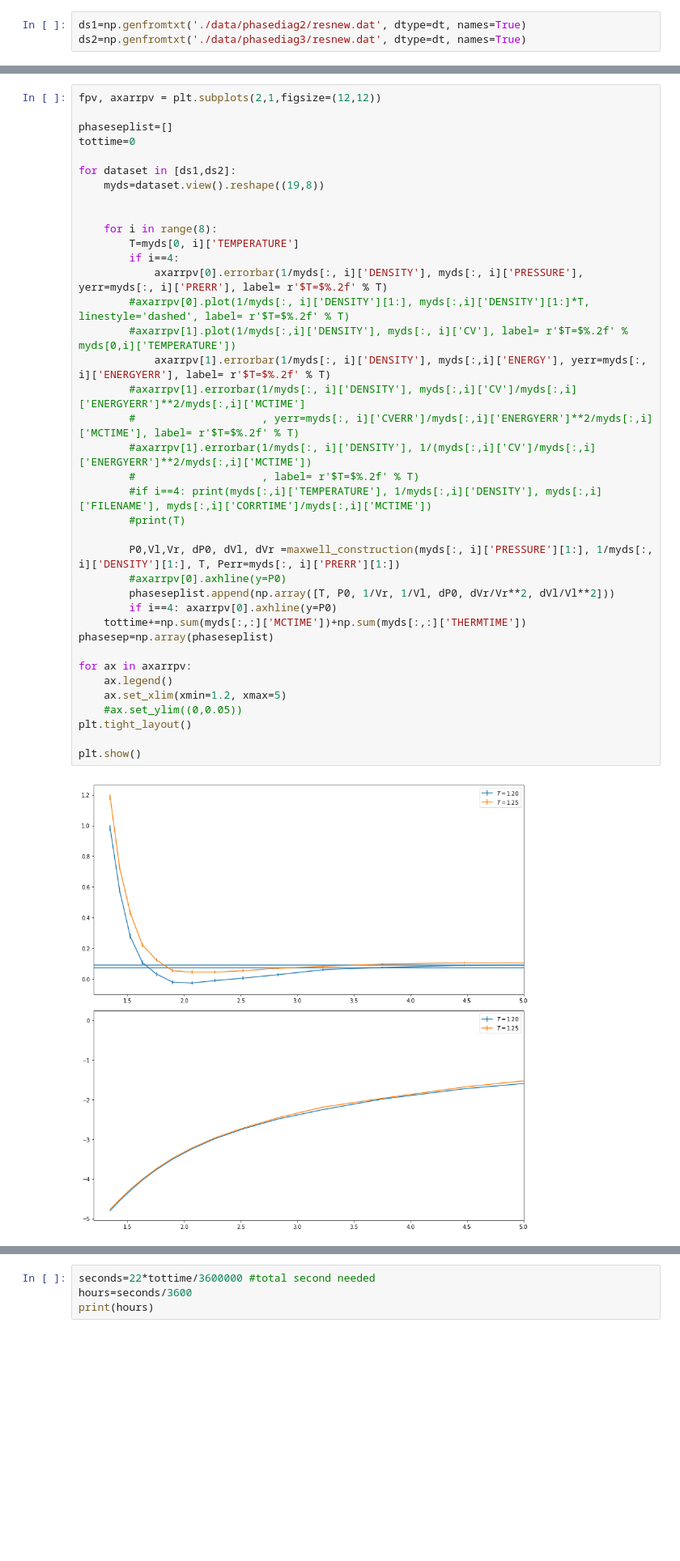
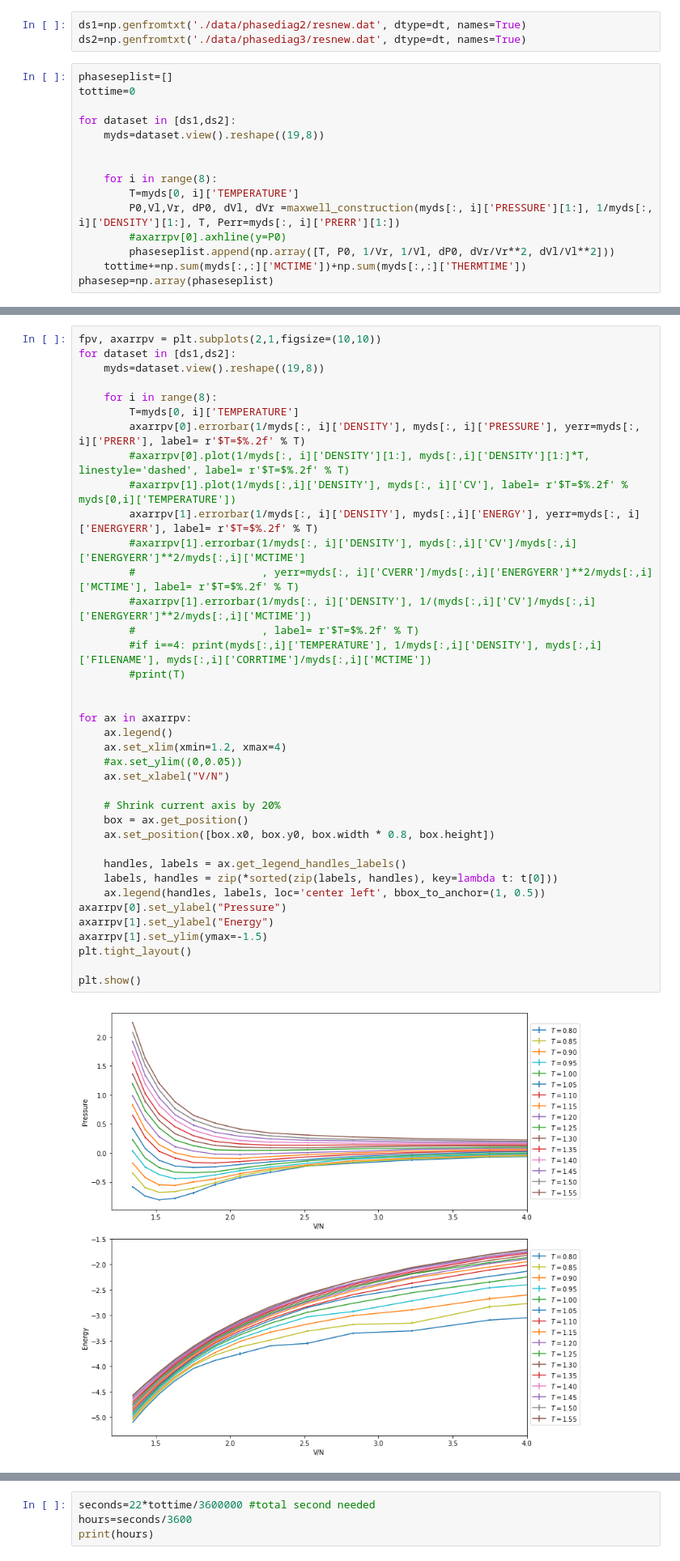
Before and after one commit to suracefm/lennardjonesmc, a Jupyter notebook: LennardJones-Copy1.ipynb, the cells around one changed output, grey strips where cells are left out. Shown at 81% size. Cells and saved outputs as stored; diff of their text form; blank space fills up the shorter version.

```diff
--- a/LennardJones-Copy1.ipynb
+++ b/LennardJones-Copy1.ipynb
@@ -251,3 +270,18 @@ fileres.close()
 # %%
 ds1=np.genfromtxt('./data/phasediag2/resnew.dat', dtype=dt, names=True)
 ds2=np.genfromtxt('./data/phasediag3/resnew.dat', dtype=dt, names=True)
+# %%
+phaseseplist=[]
+tottime=0
+
+for dataset in [ds1,ds2]:
+    myds=dataset.view().reshape((19,8))
+
+
+    for i in range(8):
+        T=myds[0, i]['TEMPERATURE']
+        P0,Vl,Vr, dP0, dVl, dVr =maxwell_construction(myds[:, i]['PRESSURE'][1:], 1/myds[:, i]['DENSITY'][1:], T, Perr=myds[:, i]['PRERR'][1:])
+        #axarrpv[0].axhline(y=P0)
+        phaseseplist.append(np.array([T, P0, 1/Vr, 1/Vl, dP0, dVr/Vr**2, dVl/Vl**2]))
+    tottime+=np.sum(myds[:,:]['MCTIME'])+np.sum(myds[:,:]['THERMTIME'])
+phasesep=np.array(phaseseplist)
@@ -254,40 +290,40 @@ ds2=np.genfromtxt('./data/phasediag3/resnew.dat', dtype=dt, names=True)
 # %%
-fpv, axarrpv = plt.subplots(2,1,figsize=(12,12))
-
-phaseseplist=[]
-tottime=0
-
+fpv, axarrpv = plt.subplots(2,1,figsize=(10,10))
 for dataset in [ds1,ds2]:
     myds=dataset.view().reshape((19,8))
 
-
     for i in range(8):
         T=myds[0, i]['TEMPERATURE']
-        if i==4:
-            axarrpv[0].errorbar(1/myds[:, i]['DENSITY'], myds[:, i]['PRESSURE'], yerr=myds[:, i]['PRERR'], label= r'$T=$%.2f' % T)
+        axarrpv[0].errorbar(1/myds[:, i]['DENSITY'], myds[:, i]['PRESSURE'], yerr=myds[:, i]['PRERR'], label= r'$T=$%.2f' % T)
         #axarrpv[0].plot(1/myds[:, i]['DENSITY'][1:], myds[:,i]['DENSITY'][1:]*T, linestyle='dashed', label= r'$T=$%.2f' % T)
         #axarrpv[1].plot(1/myds[:,i]['DENSITY'], myds[:, i]['CV'], label= r'$T=$%.2f' % myds[0,i]['TEMPERATURE'])
-            axarrpv[1].errorbar(1/myds[:, i]['DENSITY'], myds[:,i]['ENERGY'], yerr=myds[:, i]['ENERGYERR'], label= r'$T=$%.2f' % T)
+        axarrpv[1].errorbar(1/myds[:, i]['DENSITY'], myds[:,i]['ENERGY'], yerr=myds[:, i]['ENERGYERR'], label= r'$T=$%.2f' % T)
         #axarrpv[1].errorbar(1/myds[:, i]['DENSITY'], myds[:,i]['CV']/myds[:,i]['ENERGYERR']**2/myds[:,i]['MCTIME']
         #                    , yerr=myds[:, i]['CVERR']/myds[:,i]['ENERGYERR']**2/myds[:,i]['MCTIME'], label= r'$T=$%.2f' % T)
         #axarrpv[1].errorbar(1/myds[:, i]['DENSITY'], 1/(myds[:,i]['CV']/myds[:,i]['ENERGYERR']**2/myds[:,i]['MCTIME'])
         #                    , label= r'$T=$%.2f' % T)
         #if i==4: print(myds[:,i]['TEMPERATURE'], 1/myds[:,i]['DENSITY'], myds[:,i]['FILENAME'], myds[:,i]['CORRTIME']/myds[:,i]['MCTIME'])
         #print(T)
 
-        P0,Vl,Vr, dP0, dVl, dVr =maxwell_construction(myds[:, i]['PRESSURE'][1:], 1/myds[:, i]['DENSITY'][1:], T, Perr=myds[:, i]['PRERR'][1:])
-        #axarrpv[0].axhline(y=P0)
-        phaseseplist.append(np.array([T, P0, 1/Vr, 1/Vl, dP0, dVr/Vr**2, dVl/Vl**2]))
-        if i==4: axarrpv[0].axhline(y=P0)
-    tottime+=np.sum(myds[:,:]['MCTIME'])+np.sum(myds[:,:]['THERMTIME'])
-phasesep=np.array(phaseseplist)
 
 for ax in axarrpv:
     ax.legend()
-    ax.set_xlim(xmin=1.2, xmax=5)
+    ax.set_xlim(xmin=1.2, xmax=4)
     #ax.set_ylim((0,0.05))
+    ax.set_xlabel("V/N")
+
+    # Shrink current axis by 20%
+    box = ax.get_position()
+    ax.set_position([box.x0, box.y0, box.width * 0.8, box.height])
+
+    handles, labels = ax.get_legend_handles_labels()
+    labels, handles = zip(*sorted(zip(labels, handles), key=lambda t: t[0]))
+    ax.legend(handles, labels, loc='center left', bbox_to_anchor=(1, 0.5))
+axarrpv[0].set_ylabel("Pressure")
+axarrpv[1].set_ylabel("Energy")
+axarrpv[1].set_ylim(ymax=-1.5)
 plt.tight_layout()
 
 plt.show()
 # %% [output]
-[figure, old version]
+[figure, new version]
```
Also changed, not shown: parts of 8 cells of this notebook, 11 other files.
